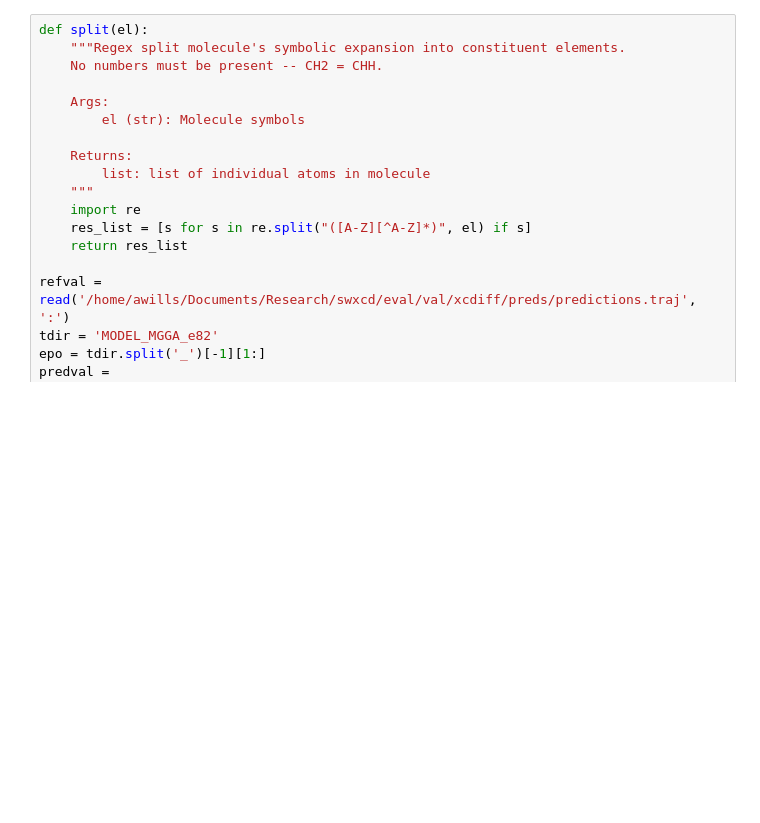
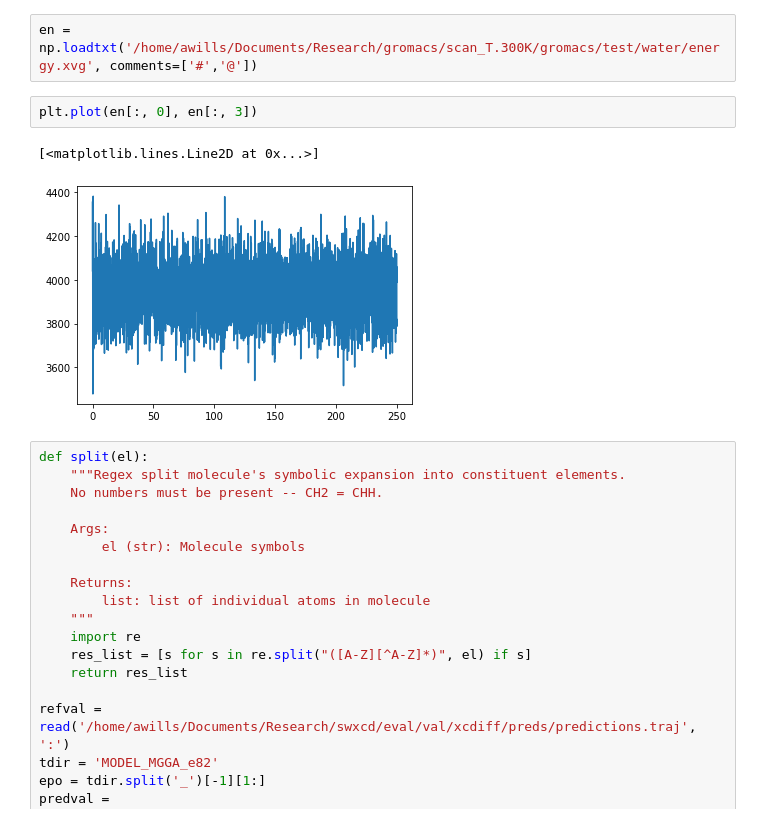
Before and after one commit to alecpwills/dpyscfl, a Jupyter notebook: notebooks/Untitled.ipynb, the cells around one changed output. Saved outputs shown, nothing was run; the diff lists cells and outputs as text; blank space fills up the shorter version.

```diff
--- a/notebooks/Untitled.ipynb
+++ b/notebooks/Untitled.ipynb
@@ -19,3 +55,10 @@ H_to_kcalmol = Hartree/kcalmol
+# %%
+en = np.loadtxt('/home/awills/Documents/Research/gromacs/scan_T.300K/gromacs/test/water/energy.xvg', comments=['#','@'])
+# %%
+plt.plot(en[:, 0], en[:, 3])
+# %% [output]
+[<matplotlib.lines.Line2D at 0x...>]
+[figure, added]
 # %%
 def split(el):
     """Regex split molecule's symbolic expansion into constituent elements.
```
Also changed, not shown: parts of 4 cells of this notebook, 3 other files.
